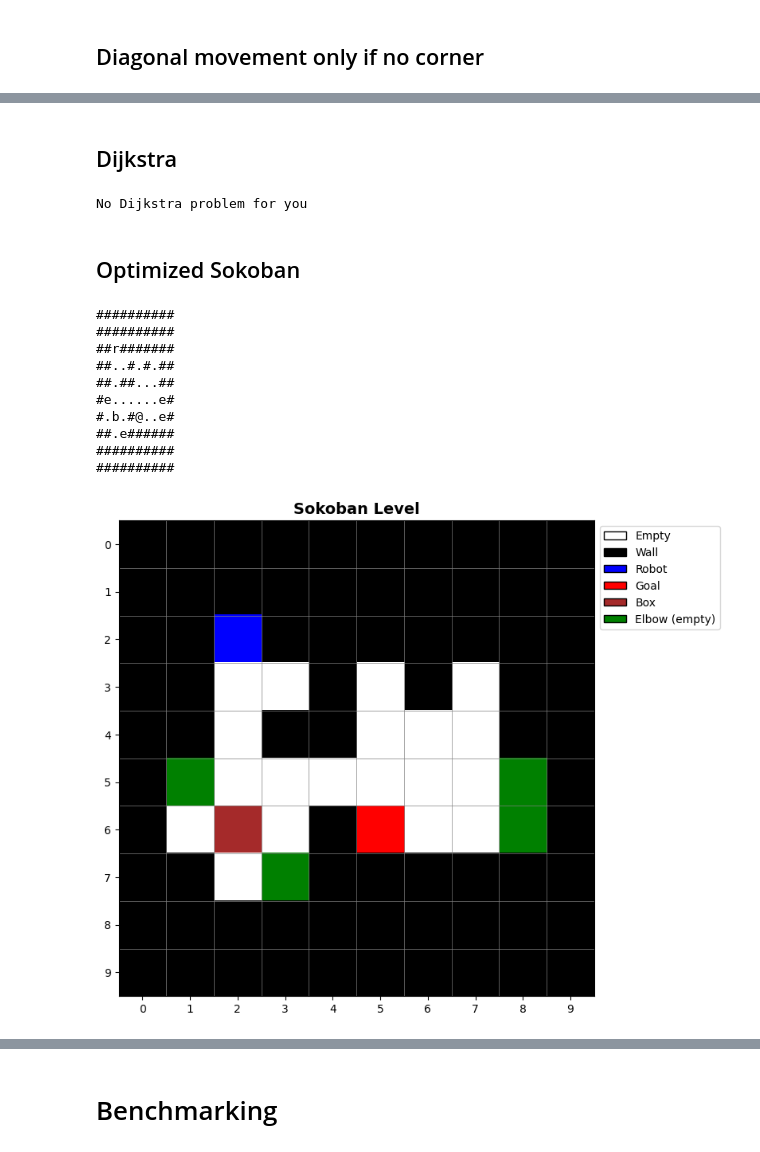
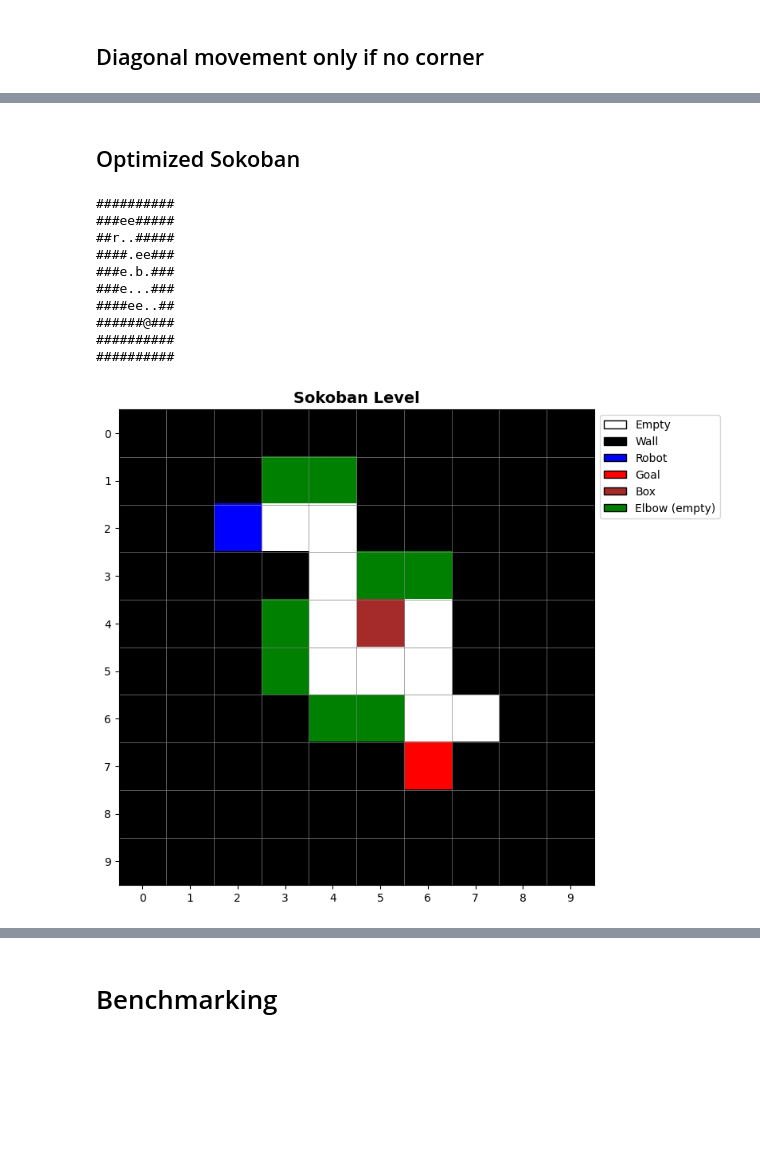
Before and after one commit to FlavioFoxes/colosseum, a Jupyter notebook: src/colosseum/tasks/maze/notebooks/maze_generation.ipynb, the cells around one changed output, grey strips where cells are left out. Saved outputs shown, nothing was run; the diff lists cells and outputs as text; code cells hidden in the pictures; blank space fills up the shorter version.

Commit message:
Optimized problem formulation

```diff
--- a/src/colosseum/tasks/maze/notebooks/maze_generation.ipynb
+++ b/src/colosseum/tasks/maze/notebooks/maze_generation.ipynb
@@ -1377,2 +1450,0 @@ with OneshotPlanner(problem_kind=sokoban_problem.kind) as planner:
-# %% [markdown]
-## Dijkstra
@@ -1523,27 +1451,3 @@ def create_dijkstra_sokoban_problem(level, with_axioms=True):
-# %%
-
-"""
-# Generate a level and the corresponding problem
-# sokoban_level = generate_maze(20, 20, erosion=True)
-stringified_level = maze_to_string(sokoban_level)
-sokoban_problem = create_dijkstra_sokoban_problem(stringified_level, with_axioms=False)
-
-pretty_print(sokoban_level)
-plot_level(sokoban_level)
-
-# Solve the problem
-with OneshotPlanner(problem_kind=sokoban_problem.kind) as planner:
-    result = planner.solve(sokoban_problem) # , output_stream=sys.stdout
-    if result.status in unified_planning.engines.results.POSITIVE_OUTCOMES:
-        print(f"{planner.name} found this plan:")
-        print(result.plan)
-    else:
-        print("No plan found.")
-"""
-
-print('No Dijkstra problem for you')
-# %% [output]
-No Dijkstra problem for you
 # %% [markdown]
 ## Optimized Sokoban
 # %%
@@ -1676,25 +1580,25 @@ def create_optimized_sokoban_problem(level):
     return problem
 # %%
 # Generate a level and the corresponding problem
-sokoban_level = generate_maze(10, 10, erosion=True)
+sokoban_level = generate_maze(10, 10, erosion_strength=0.1)
 stringified_level = maze_to_string(sokoban_level)
 
 pretty_print(sokoban_level)
 plot_level(sokoban_level)
 
 sokoban_problem = create_optimized_sokoban_problem(stringified_level)
 # %% [output]
+##########
+###ee#####
+##r..#####
+####.ee###
+###e.b.###
+###e...###
+####ee..##
+######@###
 ##########
 ##########
-##r#######
-##..#.#.##
-##.##...##
-#e......e#
-#.b.#@..e#
-##.e######
-##########
-##########
-[figure, old version]
+[figure, new version]
 # %%
 # Solve the problem
 with OneshotPlanner(problem_kind=sokoban_problem.kind) as planner:
```
Also changed, not shown: parts of 26 cells of this notebook.
